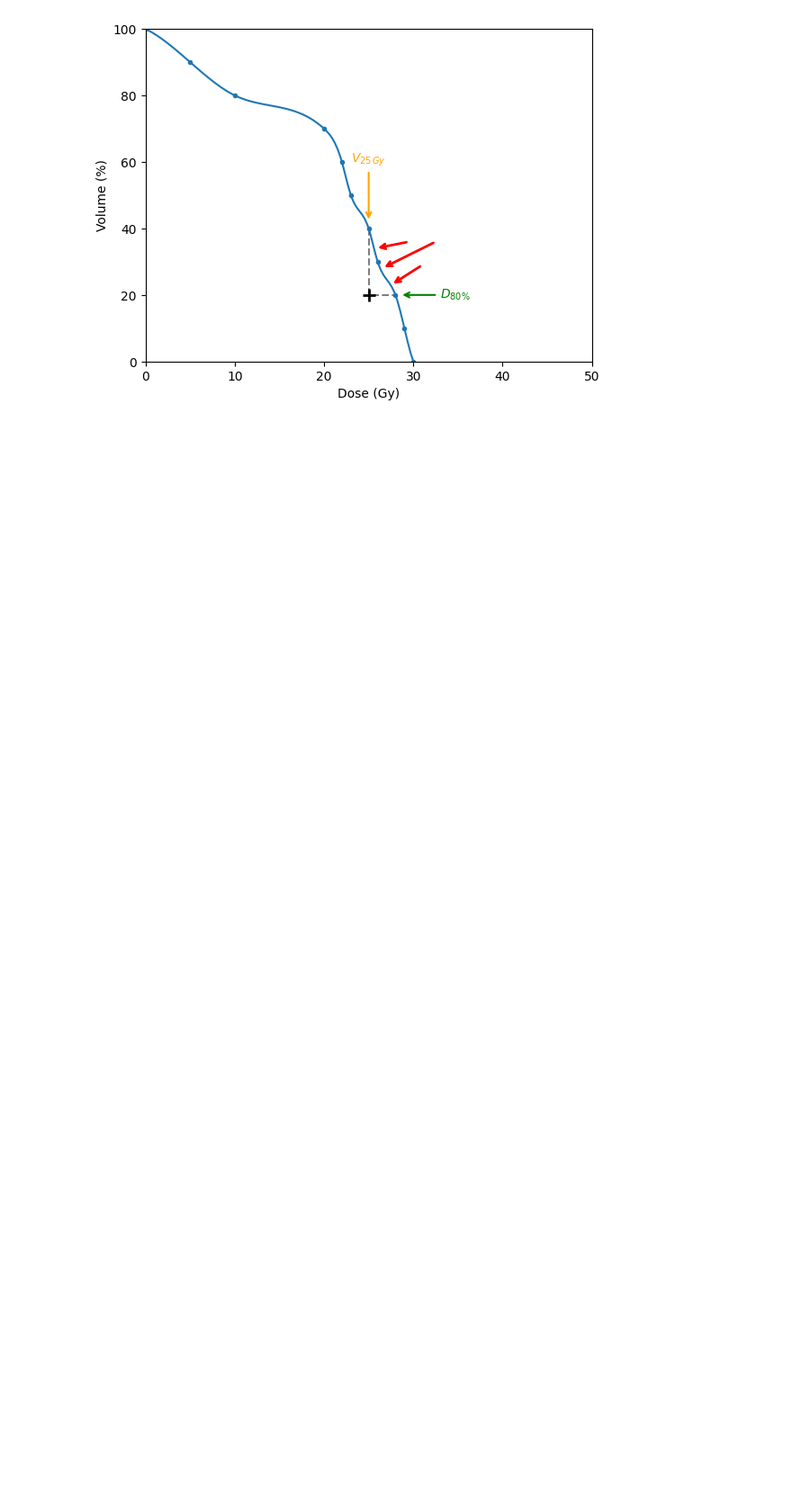
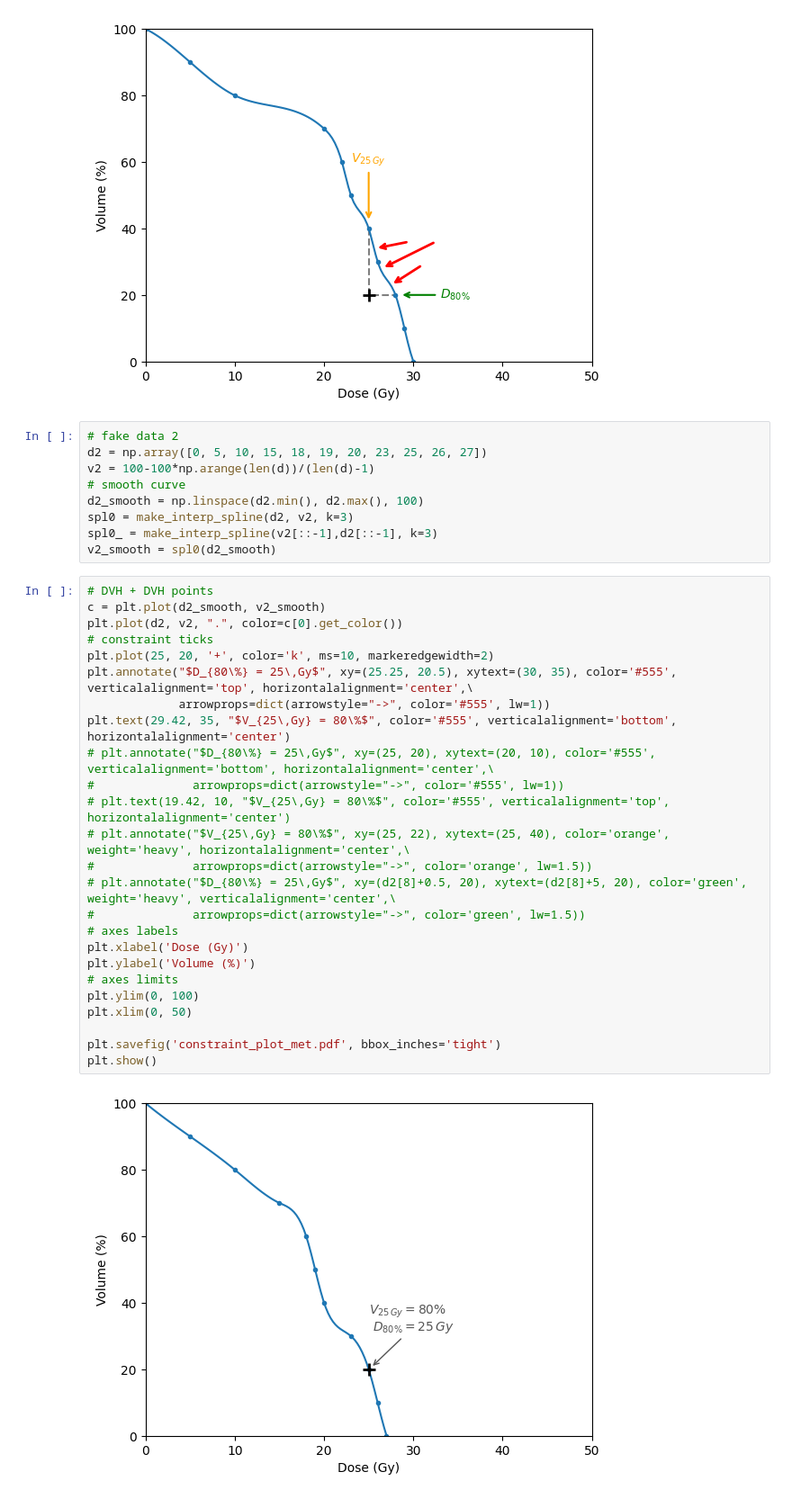
Before and after one commit to pauldubois98/PhD, a Jupyter notebook: 3_dosimetry_optimization/constraint_visualization_nb.ipynb, the cells around one changed output. Shown at 90% size. Cells and saved outputs as stored; diff of their text form; blank space fills up the shorter version.

Commit message:
added constraint met plot

```diff
--- a/3_dosimetry_optimization/constraint_visualization_nb.ipynb
+++ b/3_dosimetry_optimization/constraint_visualization_nb.ipynb
@@ -38,3 +38,39 @@ plt.savefig('constraint_plot.pdf', bbox_inches='tight')
 plt.show()
 # %% [output]
 [figure]
+# %%
+# fake data 2
+d2 = np.array([0, 5, 10, 15, 18, 19, 20, 23, 25, 26, 27])
+v2 = 100-100*np.arange(len(d))/(len(d)-1)
+# smooth curve
+d2_smooth = np.linspace(d2.min(), d2.max(), 100)
+spl0 = make_interp_spline(d2, v2, k=3)
+spl0_ = make_interp_spline(v2[::-1],d2[::-1], k=3)
+v2_smooth = spl0(d2_smooth)
+# %%
+# DVH + DVH points
+c = plt.plot(d2_smooth, v2_smooth)
+plt.plot(d2, v2, ".", color=c[0].get_color())
+# constraint ticks
+plt.plot(25, 20, '+', color='k', ms=10, markeredgewidth=2)
+plt.annotate("$D_{80\%} = 25\,Gy$", xy=(25.25, 20.5), xytext=(30, 35), color='#555', verticalalignment='top', horizontalalignment='center',\
+             arrowprops=dict(arrowstyle="->", color='#555', lw=1))
+plt.text(29.42, 35, "$V_{25\,Gy} = 80\%$", color='#555', verticalalignment='bottom', horizontalalignment='center')
+# plt.annotate("$D_{80\%} = 25\,Gy$", xy=(25, 20), xytext=(20, 10), color='#555', verticalalignment='bottom', horizontalalignment='center',\
+#              arrowprops=dict(arrowstyle="->", color='#555', lw=1))
+# plt.text(19.42, 10, "$V_{25\,Gy} = 80\%$", color='#555', verticalalignment='top', horizontalalignment='center')
+# plt.annotate("$V_{25\,Gy} = 80\%$", xy=(25, 22), xytext=(25, 40), color='orange', weight='heavy', horizontalalignment='center',\
+#              arrowprops=dict(arrowstyle="->", color='orange', lw=1.5))
+# plt.annotate("$D_{80\%} = 25\,Gy$", xy=(d2[8]+0.5, 20), xytext=(d2[8]+5, 20), color='green', weight='heavy', verticalalignment='center',\
+#              arrowprops=dict(arrowstyle="->", color='green', lw=1.5))
+# axes labels
+plt.xlabel('Dose (Gy)')
+plt.ylabel('Volume (%)')
+# axes limits
+plt.ylim(0, 100)
+plt.xlim(0, 50)
+
+plt.savefig('constraint_plot_met.pdf', bbox_inches='tight')
+plt.show()
+# %% [output]
+[figure, added]
```
